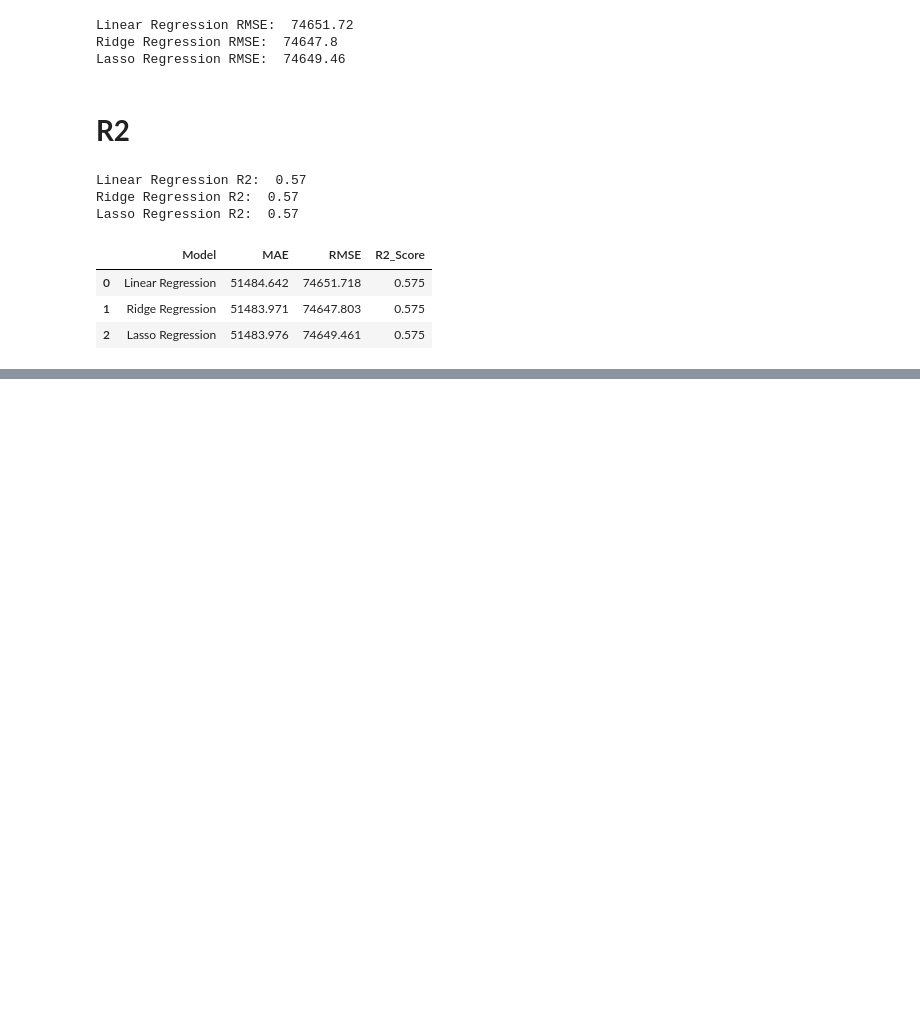
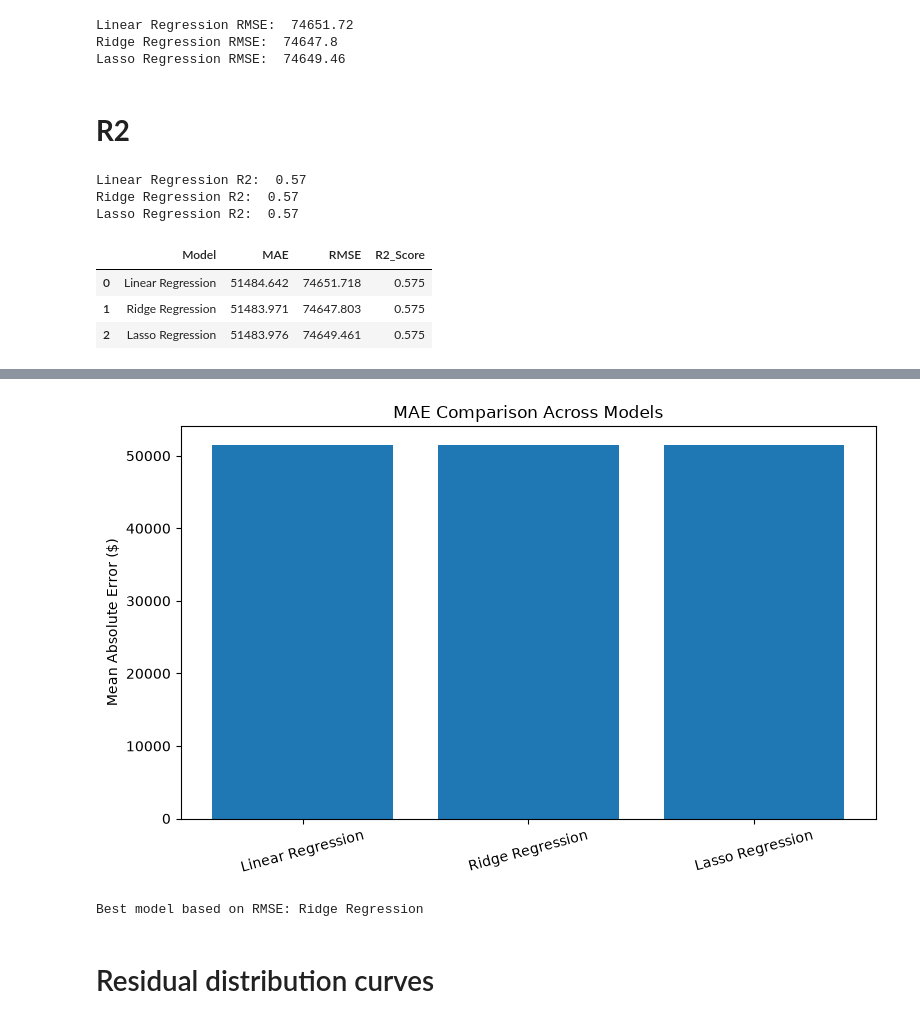
Before and after one commit to domicoco14/Datheon_Machine_Learning_-_Data_Science_Internship, a Jupyter notebook: house_price_prediction_v2.ipynb, the cells around one changed output, grey strips where cells are left out. Cells and saved outputs as stored; diff of their text form; code cells hidden in the pictures; blank space fills up the shorter version.

```diff
--- a/house_price_prediction_v2.ipynb
+++ b/house_price_prediction_v2.ipynb
@@ -245,0 +274,19 @@ reg.score(X_train_scaled, y_train)
+# %%
+lasso = Lasso(max_iter=10000)
+param_grid = {
+    "alpha": [0.01, 0.1, 1, 10, 100]
+}
+
+lasso_grid_search = GridSearchCV(
+    lasso,
+    param_grid,
+    cv=5,
+    scoring="neg_mean_squared_error",
+    return_train_score=True
+)
+
+lasso_grid_search.fit(X_train_scaled, y_train)
+
+print("Best Lasso alpha:", lasso_grid_search.best_params_)
+
+print("Best Lasso CV RMSE:", np.sqrt(-lasso_grid_search.best_score_))
@@ -369,0 +469,27 @@ display(results_df.round(3))
+# %%
+
+plt.figure(figsize=(8, 5))
+
+plt.bar(
+    ["Linear Regression", "Ridge Regression", "Lasso Regression"],
+    [mae_linear, mae_ridge, mae_lasso]
+)
+
+plt.ylabel("Mean Absolute Error ($)")
+plt.title("MAE Comparison Across Models")
+plt.xticks(rotation=15)
+plt.tight_layout()
+plt.show()
+# %% [output]
+[figure, added]
+# %%
+
+best_model_name = results_df.loc[
+    results_df["RMSE"].idxmin(), "Model"
+]
+
+print("Best model based on RMSE:", best_model_name)
+# %% [output]
+Best model based on RMSE: Ridge Regression
+# %% [markdown]
+# Residual distribution curves
```
Also changed, not shown: parts of 22 cells of this notebook.
